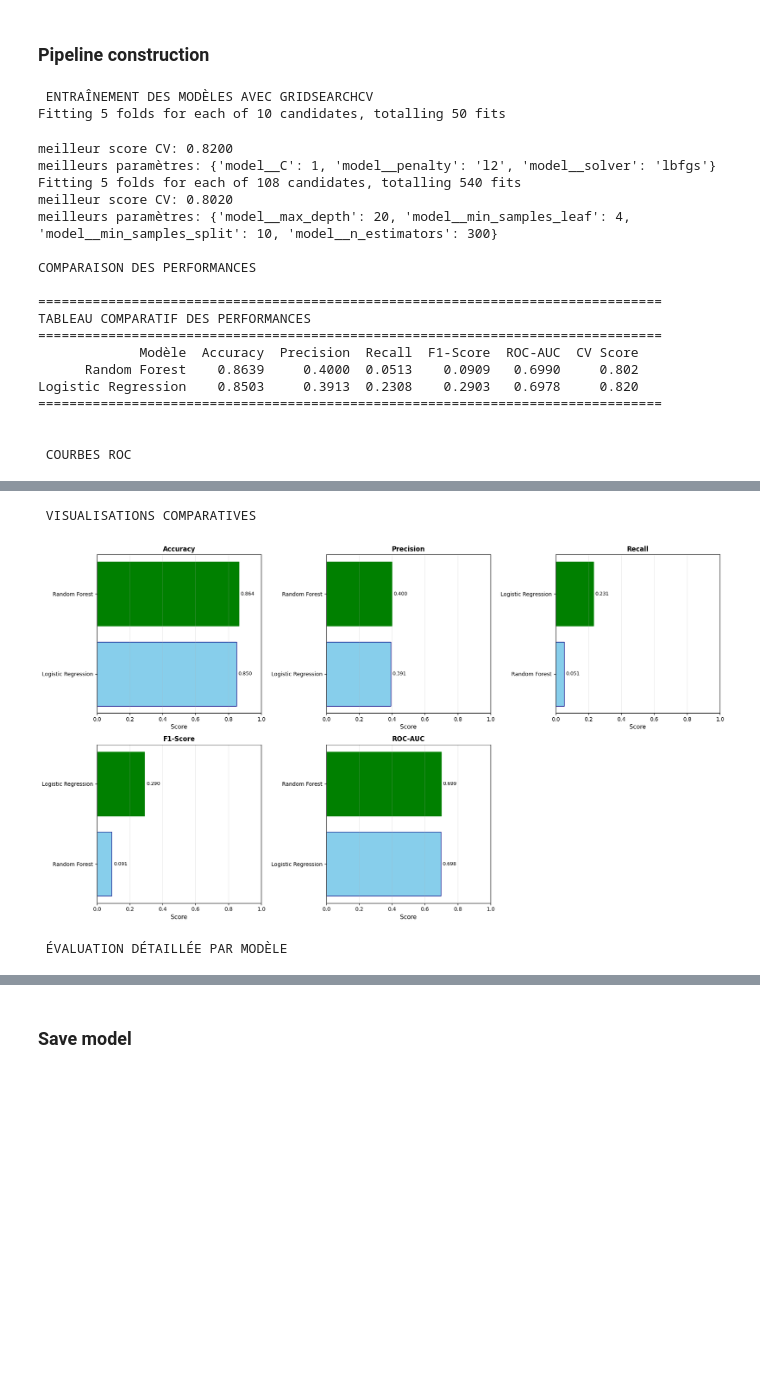
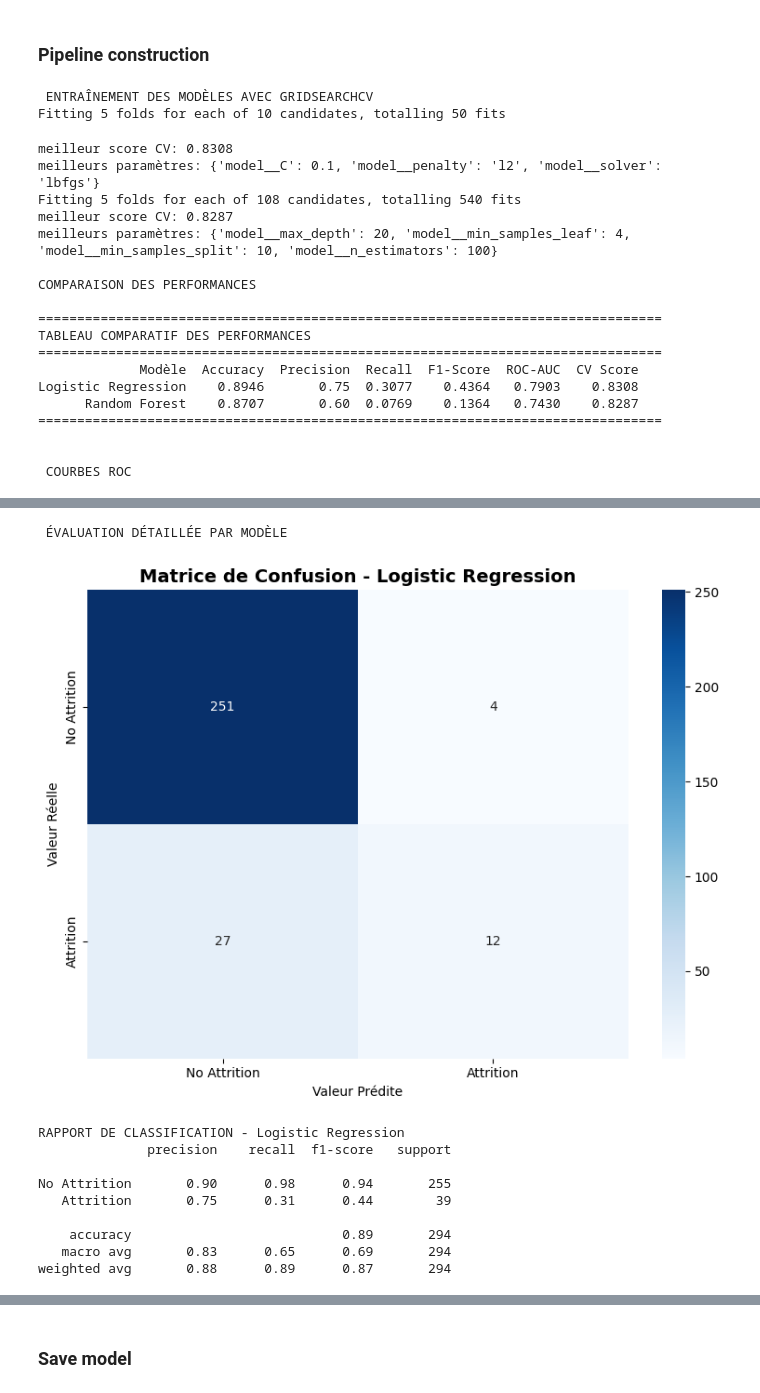
Before and after one commit to Khaoula1025/RetentionAI-Employee-Churn-Prediction-HR-Decision-Support-System-backend-, a Jupyter notebook: ml/notebooks/02_preprocessing&model_training.ipynb, the cells around one changed output, grey strips where cells are left out. Saved outputs shown, nothing was run; the diff lists cells and outputs as text; code cells hidden in the pictures; blank space fills up the shorter version.

```diff
--- a/ml/notebooks/02_preprocessing&model_training.ipynb
+++ b/ml/notebooks/02_preprocessing&model_training.ipynb
@@ -21,10 +21,9 @@ import seaborn as sns
 from sklearn.compose import ColumnTransformer
 from sklearn.preprocessing import OneHotEncoder, StandardScaler
 from sklearn.pipeline import Pipeline
-from sklearn.model_selection import GridSearchCV, train_test_split
+from sklearn.model_selection import GridSearchCV
 from sklearn.linear_model import LogisticRegression
 from sklearn.ensemble import RandomForestClassifier
-from sklearn.svm import SVC
 from sklearn.metrics import (confusion_matrix, classification_report,
                              roc_curve, roc_auc_score, accuracy_score,
                              precision_score, recall_score, f1_score)
@@ -35,11 +34,14 @@ num_cols = ['Age', 'DailyRate', 'DistanceFromHome', 'MonthlyIncome', 'MonthlyRat
             'NumCompaniesWorked', 'PercentSalaryHike', 'TotalWorkingYears',
             'YearsAtCompany', 'YearsInCurrentRole', 'YearsSinceLastPromotion',
             'YearsWithCurrManager']
+encoded_cols=['Education','EnvironmentSatisfaction','JobInvolvement','JobLevel','JobSatisfaction',
+              'PerformanceRating','RelationshipSatisfaction','StockOptionLevel','WorkLifeBalance']
 # preprocesseur
 preprocessor = ColumnTransformer(
     transformers=[
         ('num', StandardScaler(), num_cols),
         ('cat', OneHotEncoder(handle_unknown='ignore'), cat_cols),
+        ('passthrough', 'passthrough', encoded_cols),
     ]
 )
 
@@ -63,7 +65,7 @@ modelsConfig = {
         }
     },
 }
-
+#  Trains multiple models with hyperparameter tuning
 def train_models(X_train, y_train):
     trained_models = {}
 
@@ -90,6 +92,7 @@ def train_models(X_train, y_train):
 
     return trained_models
 # matrice de confusion
+
 def matriceDeConfusion(y_true, y_pred, model):
     cm = confusion_matrix(y_true, y_pred)
 
@@ -170,37 +173,6 @@ def create_comparison_table(models_dict, X_test, y_test):
 
     return df_results
 
-# VISUALISATION COMPARATIVE
-def plot_metrics_comparison(df_results):
-
-    metrics = ['Accuracy', 'Precision', 'Recall', 'F1-Score', 'ROC-AUC']
-
-    fig, axes = plt.subplots(2, 3, figsize=(18, 10))
-    axes = axes.flatten()
-
-    for idx, metric in enumerate(metrics):
-        ax = axes[idx]
-        data = df_results.sort_values(metric, ascending=True)
-
-        bars = ax.barh(data['Modèle'], data[metric], color='skyblue', edgecolor='navy')
-
-        max_idx = data[metric].idxmax()
-        bars[list(data.index).index(max_idx)].set_color('green')
-
-        ax.set_xlabel('Score', fontsize=11)
-        ax.set_title(metric, fontsize=12, fontweight='bold')
-        ax.set_xlim([0, 1])
-        ax.grid(axis='x', alpha=0.3)
-
-        for i, (idx, row) in enumerate(data.iterrows()):
-            ax.text(row[metric] + 0.01, i, f'{row[metric]:.3f}',
-                   va='center', fontsize=9)
-
-    axes[-1].axis('off')
-
-    plt.tight_layout()
-    plt.show()
-
 # fonction evaluation
 def evaluate_models(X_train, X_test, y_train, y_test):
 
@@ -212,10 +184,6 @@ def evaluate_models(X_train, X_test, y_train, y_test):
 
     print("\n COURBES ROC")
     plot_roc_curve(trained_models, X_test, y_test)
-
-    print("\n VISUALISATIONS COMPARATIVES")
-    plot_metrics_comparison(df_results)
-
     print("\n ÉVALUATION DÉTAILLÉE PAR MODÈLE")
     for model, gridSearchCv in trained_models.items():
         y_pred = gridSearchCv.predict(X_test)
@@ -242,11 +210,11 @@ probabilities = best_model.predict_proba(X_test)
 # %% [output]
  ENTRAÎNEMENT DES MODÈLES AVEC GRIDSEARCHCV
 Fitting 5 folds for each of 10 candidates, totalling 50 fits
-meilleur score CV: 0.8200
-meilleurs paramètres: {'model__C': 1, 'model__penalty': 'l2', 'model__solver': 'lbfgs'}
+meilleur score CV: 0.8308
+meilleurs paramètres: {'model__C': 0.1, 'model__penalty': 'l2', 'model__solver': 'lbfgs'}
 Fitting 5 folds for each of 108 candidates, totalling 540 fits
-meilleur score CV: 0.8020
-meilleurs paramètres: {'model__max_depth': 20, 'model__min_samples_leaf': 4, 'model__min_samples_split': 10, 'model__n_estimators': 300}
+meilleur score CV: 0.8287
+meilleurs paramètres: {'model__max_depth': 20, 'model__min_samples_leaf': 4, 'model__min_samples_split': 10, 'model__n_estimators': 100}
 
 COMPARAISON DES PERFORMANCES
 
@@ -254,8 +222,8 @@ COMPARAISON DES PERFORMANCES
 TABLEAU COMPARATIF DES PERFORMANCES
 ================================================================================
              Modèle  Accuracy  Precision  Recall  F1-Score  ROC-AUC  CV Score
-      Random Forest    0.8639     0.4000  0.0513    0.0909   0.6990     0.802
-Logistic Regression    0.8503     0.3913  0.2308    0.2903   0.6978     0.820
+Logistic Regression    0.8946       0.75  0.3077    0.4364   0.7903    0.8308
+      Random Forest    0.8707       0.60  0.0769    0.1364   0.7430    0.8287
 ================================================================================
 
 
@@ -264,3 +232,11 @@ Logistic Regression    0.8503     0.3913  0.2308    0.2903   0.6978     0.820
- VISUALISATIONS COMPARATIVES
+ ÉVALUATION DÉTAILLÉE PAR MODÈLE
-[figure, old version]
+[figure, new version]
- ÉVALUATION DÉTAILLÉE PAR MODÈLE
+RAPPORT DE CLASSIFICATION - Logistic Regression
+              precision    recall  f1-score   support
+
+No Attrition       0.90      0.98      0.94       255
+   Attrition       0.75      0.31      0.44        39
+
+    accuracy                           0.89       294
+   macro avg       0.83      0.65      0.69       294
+weighted avg       0.88      0.89      0.87       294
```
Also changed, not shown: parts of 1 cell of this notebook, 7 other files.
